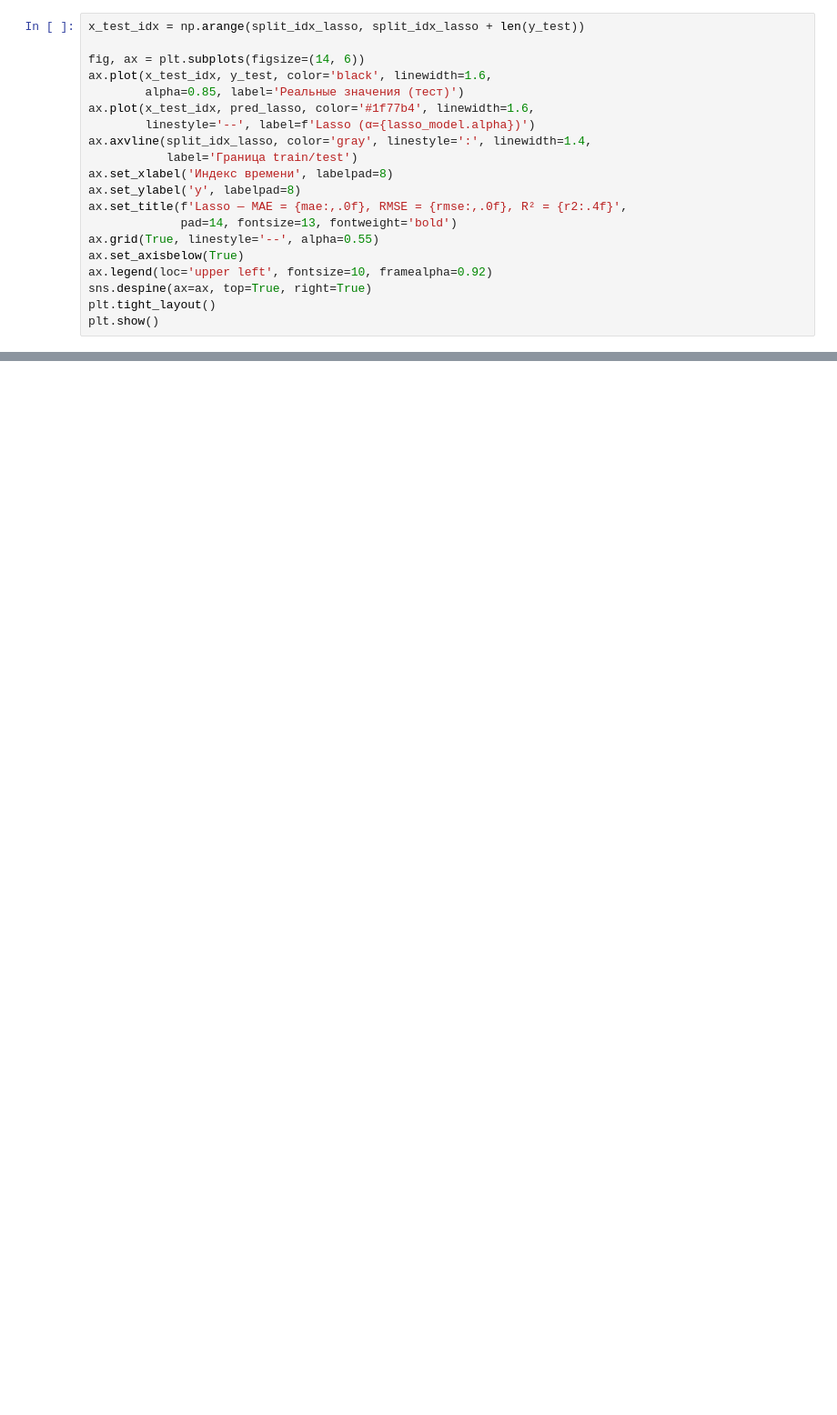
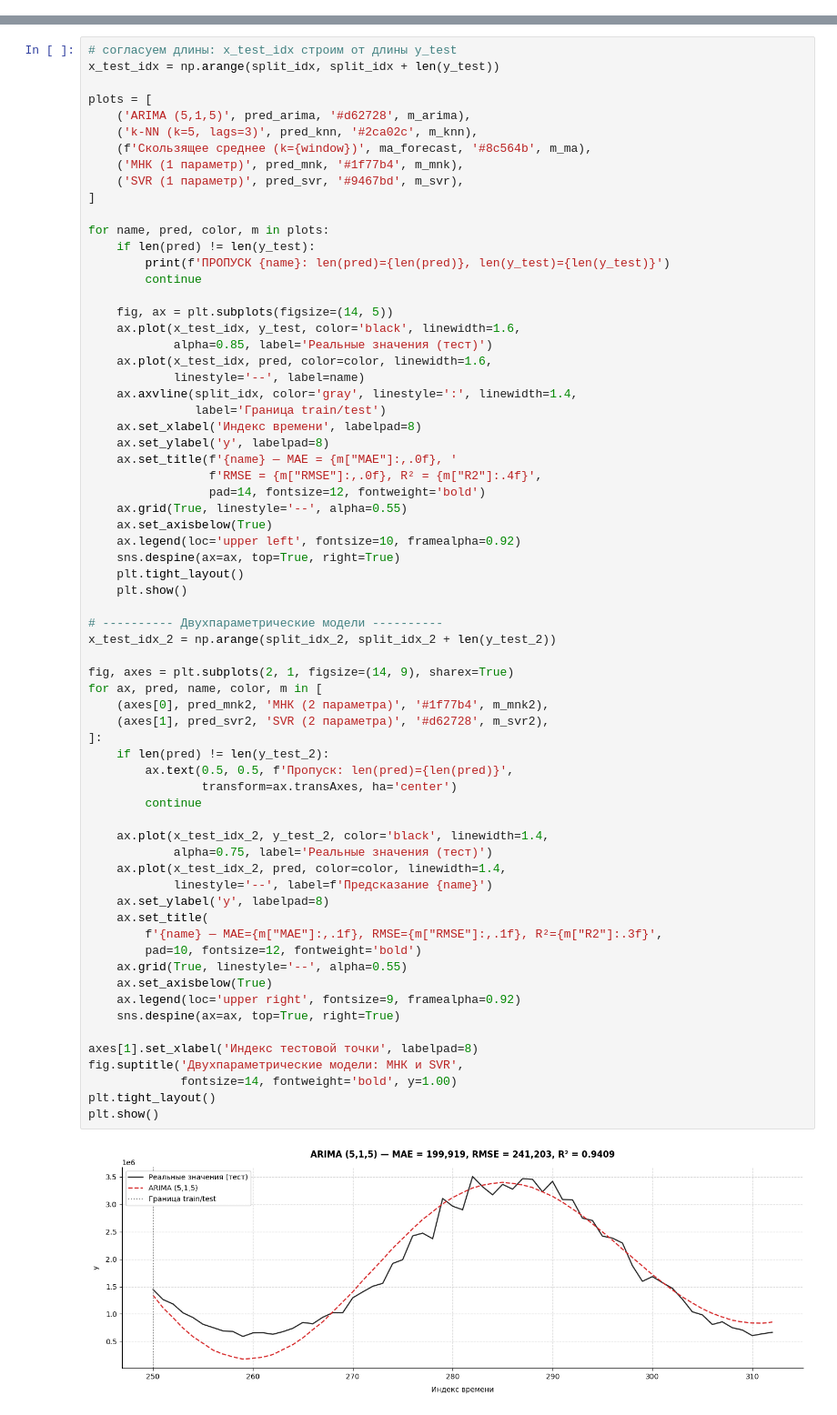
Before and after one commit to Poruch/Data_analysis_with_Python, a Jupyter notebook: Задание_2_Мальшаков_АА_РИС24-3.ipynb, the cells around one changed output, grey strips where cells are left out. Shown at 91% size. Cells and saved outputs as stored; diff of their text form; blank space fills up the shorter version.

```diff
--- a/Задание_2_Мальшаков_АА_РИС24-3.ipynb
+++ b/Задание_2_Мальшаков_АА_РИС24-3.ipynb
@@ -503,20 +266,0 @@ Lasso (α=1000.0):
-# %%
-x_test_idx = np.arange(split_idx_lasso, split_idx_lasso + len(y_test))
-
-fig, ax = plt.subplots(figsize=(14, 6))
-ax.plot(x_test_idx, y_test, color='black', linewidth=1.6,
-        alpha=0.85, label='Реальные значения (тест)')
-ax.plot(x_test_idx, pred_lasso, color='#1f77b4', linewidth=1.6,
-        linestyle='--', label=f'Lasso (α={lasso_model.alpha})')
-ax.axvline(split_idx_lasso, color='gray', linestyle=':', linewidth=1.4,
-           label='Граница train/test')
-ax.set_xlabel('Индекс времени', labelpad=8)
-ax.set_ylabel('y', labelpad=8)
-ax.set_title(f'Lasso — MAE = {mae:,.0f}, RMSE = {rmse:,.0f}, R² = {r2:.4f}',
-             pad=14, fontsize=13, fontweight='bold')
-ax.grid(True, linestyle='--', alpha=0.55)
-ax.set_axisbelow(True)
-ax.legend(loc='upper left', fontsize=10, framealpha=0.92)
-sns.despine(ax=ax, top=True, right=True)
-plt.tight_layout()
-plt.show()
@@ -524,0 +279,69 @@ plt.show()
+# %%
+# согласуем длины: x_test_idx строим от длины y_test
+x_test_idx = np.arange(split_idx, split_idx + len(y_test))
+
+plots = [
+    ('ARIMA (5,1,5)', pred_arima, '#d62728', m_arima),
+    ('k-NN (k=5, lags=3)', pred_knn, '#2ca02c', m_knn),
+    (f'Скользящее среднее (k={window})', ma_forecast, '#8c564b', m_ma),
+    ('МНК (1 параметр)', pred_mnk, '#1f77b4', m_mnk),
+    ('SVR (1 параметр)', pred_svr, '#9467bd', m_svr),
+]
+
+for name, pred, color, m in plots:
+    if len(pred) != len(y_test):
+        print(f'ПРОПУСК {name}: len(pred)={len(pred)}, len(y_test)={len(y_test)}')
+        continue
+
+    fig, ax = plt.subplots(figsize=(14, 5))
+    ax.plot(x_test_idx, y_test, color='black', linewidth=1.6,
+            alpha=0.85, label='Реальные значения (тест)')
+    ax.plot(x_test_idx, pred, color=color, linewidth=1.6,
+            linestyle='--', label=name)
+    ax.axvline(split_idx, color='gray', linestyle=':', linewidth=1.4,
+               label='Граница train/test')
+    ax.set_xlabel('Индекс времени', labelpad=8)
+    ax.set_ylabel('y', labelpad=8)
+    ax.set_title(f'{name} — MAE = {m["MAE"]:,.0f}, '
+                 f'RMSE = {m["RMSE"]:,.0f}, R² = {m["R2"]:.4f}',
+                 pad=14, fontsize=12, fontweight='bold')
+    ax.grid(True, linestyle='--', alpha=0.55)
+    ax.set_axisbelow(True)
+    ax.legend(loc='upper left', fontsize=10, framealpha=0.92)
+    sns.despine(ax=ax, top=True, right=True)
+    plt.tight_layout()
+    plt.show()
+
+# ---------- Двухпараметрические модели ----------
+x_test_idx_2 = np.arange(split_idx_2, split_idx_2 + len(y_test_2))
+
+fig, axes = plt.subplots(2, 1, figsize=(14, 9), sharex=True)
+for ax, pred, name, color, m in [
+    (axes[0], pred_mnk2, 'МНК (2 параметра)', '#1f77b4', m_mnk2),
+    (axes[1], pred_svr2, 'SVR (2 параметра)', '#d62728', m_svr2),
+]:
+    if len(pred) != len(y_test_2):
+        ax.text(0.5, 0.5, f'Пропуск: len(pred)={len(pred)}',
+                transform=ax.transAxes, ha='center')
+        continue
+
+    ax.plot(x_test_idx_2, y_test_2, color='black', linewidth=1.4,
+            alpha=0.75, label='Реальные значения (тест)')
+    ax.plot(x_test_idx_2, pred, color=color, linewidth=1.4,
+            linestyle='--', label=f'Предсказание {name}')
+    ax.set_ylabel('y', labelpad=8)
+    ax.set_title(
+        f'{name} — MAE={m["MAE"]:,.1f}, RMSE={m["RMSE"]:,.1f}, R²={m["R2"]:.3f}',
+        pad=10, fontsize=12, fontweight='bold')
+    ax.grid(True, linestyle='--', alpha=0.55)
+    ax.set_axisbelow(True)
+    ax.legend(loc='upper right', fontsize=9, framealpha=0.92)
+    sns.despine(ax=ax, top=True, right=True)
+
+axes[1].set_xlabel('Индекс тестовой точки', labelpad=8)
+fig.suptitle('Двухпараметрические модели: МНК и SVR',
+             fontsize=14, fontweight='bold', y=1.00)
+plt.tight_layout()
+plt.show()
+# %% [output]
+[figure, added]
```
Also changed, not shown: parts of 19 cells of this notebook.
